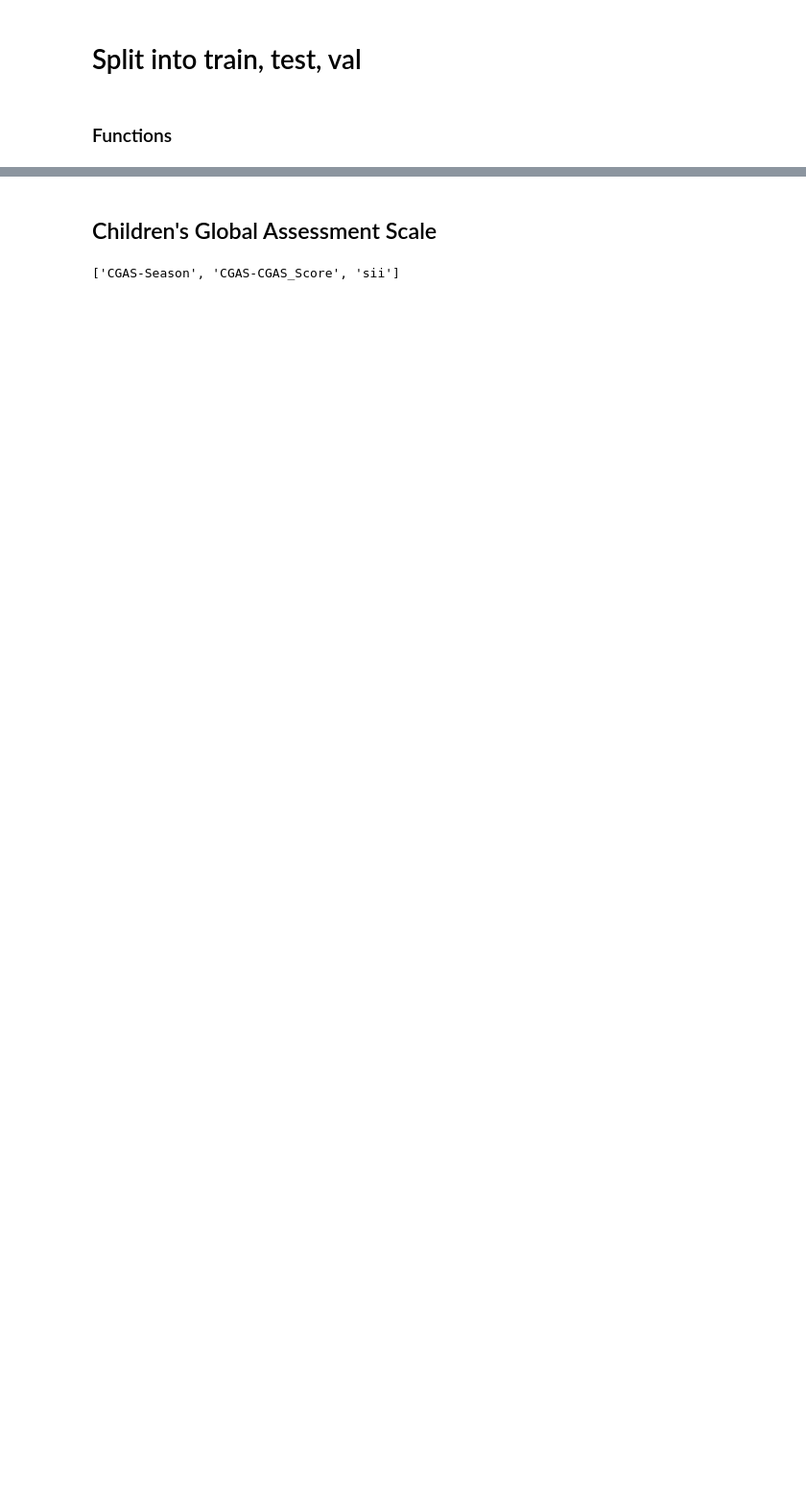
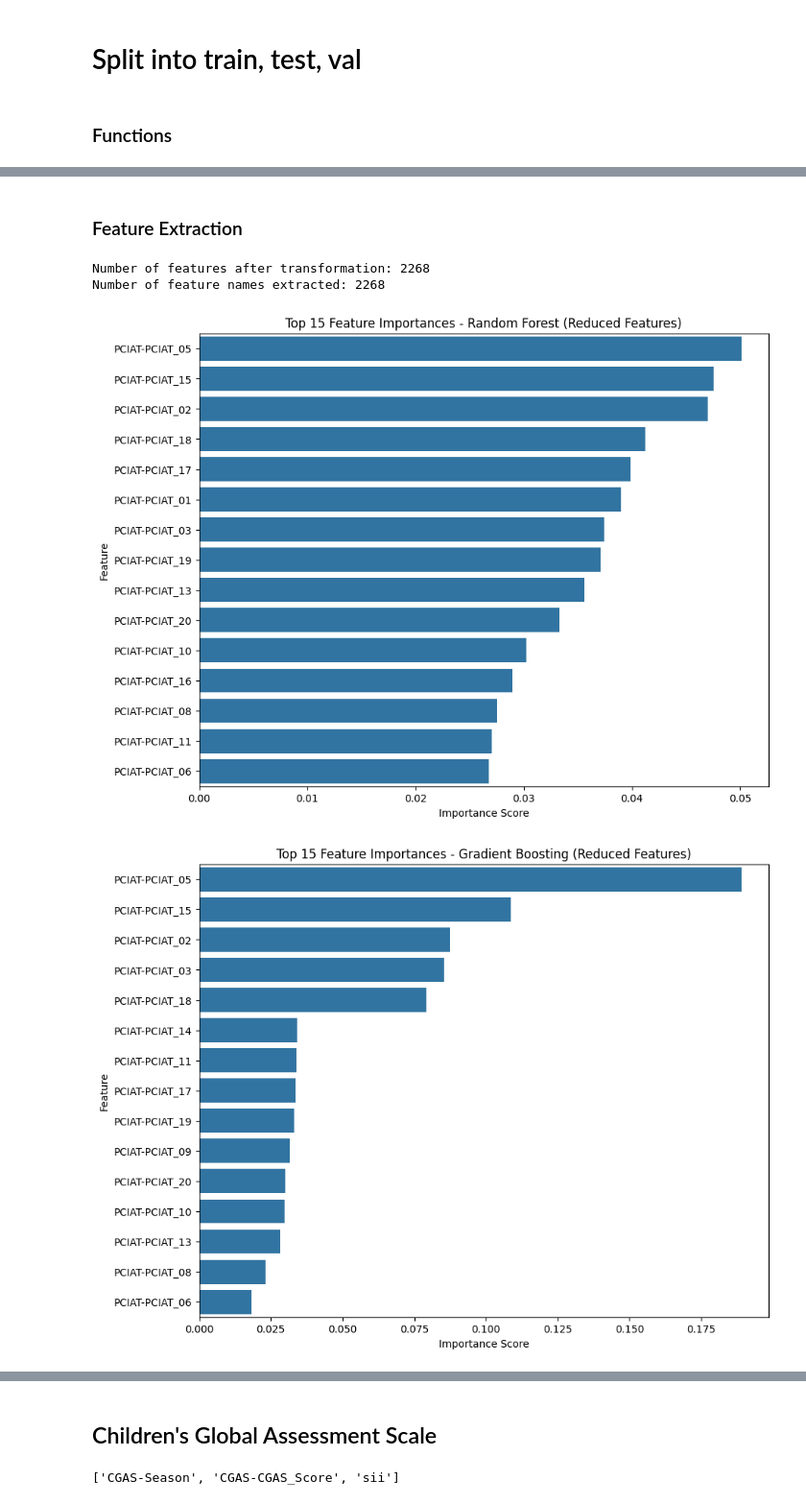
Before and after one commit to erica-landreth/datasci207_fa24_01_LMRSW, a Jupyter notebook: EDA/ALM_Models.ipynb, the cells around one changed output, grey strips where cells are left out. Shown at 96% size. Cells and saved outputs as stored; diff of their text form; code cells hidden in the pictures; blank space fills up the shorter version.

```diff
--- a/EDA/ALM_Models.ipynb
+++ b/EDA/ALM_Models.ipynb
@@ -229,0 +949,62 @@ def build_model(model = "multiclass", learning_rate = 0.01, X_train = X_train, y
+# %% [markdown]
+### Feature Extraction
+# %%
+# Extracting feature names after preprocessing
+def get_feature_names_from_column_transformer(ct):
+    """Function to get the feature names from a ColumnTransformer"""
+    output_features = []
+    for name, transformer, columns in ct.transformers_:
+        if name == 'num':
+            # For numerical features (which used an imputer and scaler)
+            output_features.extend(columns)
+        elif name == 'cat':
+            # For categorical features after one-hot encoding
+            output_features.extend(
+                transformer.get_feature_names_out(columns)
+            )
+    return output_features
+
+# Get the transformed feature names
+updated_feature_names = get_feature_names_from_column_transformer(updated_preprocessor)
+
+# Verify the length of the updated feature names matches the number of features after transformation
+n_transformed_features = X_train_preprocessed_reduced.shape[1]
+print(f"Number of features after transformation: {n_transformed_features}")
+print(f"Number of feature names extracted: {len(updated_feature_names)}")
+
+# If they match, proceed with creating the feature importance DataFrame
+if len(updated_feature_names) == len(importances_rf_reduced):
+    feature_importance_reduced_df = pd.DataFrame({
+        'Feature': updated_feature_names,
+        'RandomForest Importance': importances_rf_reduced,
+        'GradientBoosting Importance': importances_gb_reduced
+    })
+
+    # Sorting the features by importance for RandomForest
+    feature_importance_reduced_rf_sorted = feature_importance_reduced_df.sort_values(by='RandomForest Importance', ascending=False)
+
+    # Plotting feature importance for RandomForest
+    plt.figure(figsize=(10, 8))
+    sns.barplot(x='RandomForest Importance', y='Feature', data=feature_importance_reduced_rf_sorted.head(15))
+    plt.title('Top 15 Feature Importances - Random Forest (Reduced Features)')
+    plt.xlabel('Importance Score')
+    plt.ylabel('Feature')
+    plt.show()
+
+    # Sorting the features by importance for Gradient Boosting
+    feature_importance_reduced_gb_sorted = feature_importance_reduced_df.sort_values(by='GradientBoosting Importance', ascending=False)
+
+    # Plotting feature importance for Gradient Boosting
+    plt.figure(figsize=(10, 8))
+    sns.barplot(x='GradientBoosting Importance', y='Feature', data=feature_importance_reduced_gb_sorted.head(15))
+    plt.title('Top 15 Feature Importances - Gradient Boosting (Reduced Features)')
+    plt.xlabel('Importance Score')
+    plt.ylabel('Feature')
+    plt.show()
+else:
+    print(f"Feature names length ({len(updated_feature_names)}) and feature importances length ({len(importances_rf_reduced)}) do not match. Please verify the preprocessing step.")
+# %% [output]
+Number of features after transformation: 2268
+Number of feature names extracted: 2268
+[figure, added]
+[figure, added]
```
Also changed, not shown: parts of 92 cells of this notebook.
